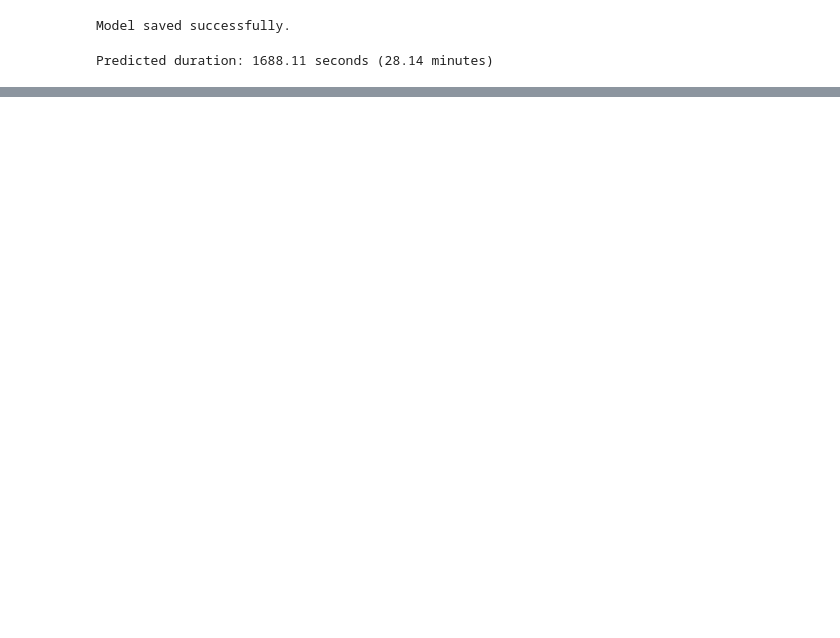
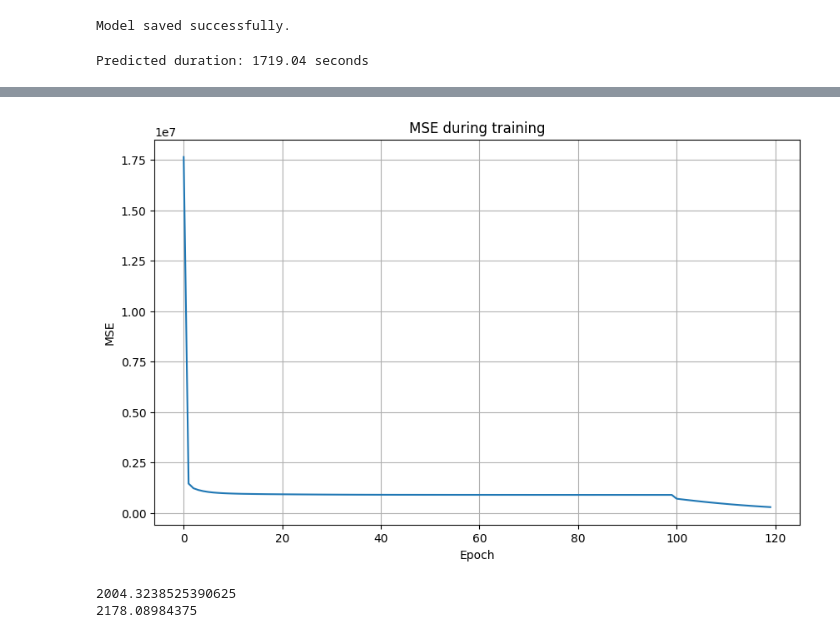
Before and after one commit to gatiengnv/stravinsight, a Jupyter notebook: ai/models/predict_duration_model.ipynb, the cells around one changed output, grey strips where cells are left out. Saved outputs shown, nothing was run; the diff lists cells and outputs as text; code cells hidden in the pictures; blank space fills up the shorter version.

```diff
--- a/ai/models/predict_duration_model.ipynb
+++ b/ai/models/predict_duration_model.ipynb
@@ -241,14 +241,11 @@ def predict_duration(distance, elevation_gain, heart_rate, gender, model, scaler
     with torch.no_grad():
         prediction = model(input_tensor)
 
-    seconds = prediction.item()
-    minutes = seconds / 60
-
-    return seconds, minutes
+    return prediction.item()
 
 
-seconds, minutes = predict_duration(distance=5000, elevation_gain=0, heart_rate=170, gender='M', model=model,
-                                    scaler=scaler_charge)
-print(f"Predicted duration: {seconds:.2f} seconds ({minutes:.2f} minutes)")
+seconds = predict_duration(distance=5000, elevation_gain=0, heart_rate=170, gender='M', model=model,
+                           scaler=scaler_charge)
+print(f"Predicted duration: {seconds:.2f} seconds")
 # %% [output]
-Predicted duration: 1688.11 seconds (28.14 minutes)
+Predicted duration: 1719.04 seconds
@@ -254,0 +319,58 @@ Predicted duration: 1688.11 seconds (28.14 minutes)
+# %%
+def time_to_seconds(time_str):
+    parts = time_str.split(':')
+    if len(parts) == 3:
+        h, m, s = parts
+        return int(h) * 3600 + int(m) * 60 + int(s)
+    elif len(parts) == 2:
+        m, s = parts
+        return int(m) * 60 + int(s)
+    return int(parts[0])
+
+
+model = load_model('predict_duration_model.pth')[0]
+
+adapted_model = adapt_model_locally(
+    model=model,
+    scaler=scaler_charge,
+    activities=[
+        {
+            'distance': '10 km',
+            'totalElevationGain': 100,
+            'averageHeartrate': 150,
+            'movingTime': '00:45:00'
+        },
+        {
+            'distance': '5 km',
+            'totalElevationGain': 50,
+            'averageHeartrate': 160,
+            'movingTime': '00:22:30'
+        },
+        {
+            'distance': '15 km',
+            'totalElevationGain': 200,
+            'averageHeartrate': 145,
+            'movingTime': '01:10:45'
+        },
+        {
+            'distance': '8 km',
+            'totalElevationGain': 120,
+            'averageHeartrate': 155,
+            'movingTime': '00:38:15'
+        },
+        {
+            'distance': '21.1 km',
+            'totalElevationGain': 250,
+            'averageHeartrate': 165,
+            'movingTime': '01:45:30'
+        }
+    ],
+    gender='M',
+    learning_rate=0.001,
+    epochs=20
+)
+
+print(predict_duration(5000, 150, 150, 'M', adapted_model, scaler_charge))
+
+print(predict_duration(5000, 150, 150, 'M', model, scaler_charge))
+# %% [output]
@@ -254,0 +397,3 @@ Predicted duration: 1688.11 seconds (28.14 minutes)
+[figure, added]
+2004.3238525390625
+2178.08984375
```
Also changed, not shown: parts of 3 cells of this notebook, 7 other files.
